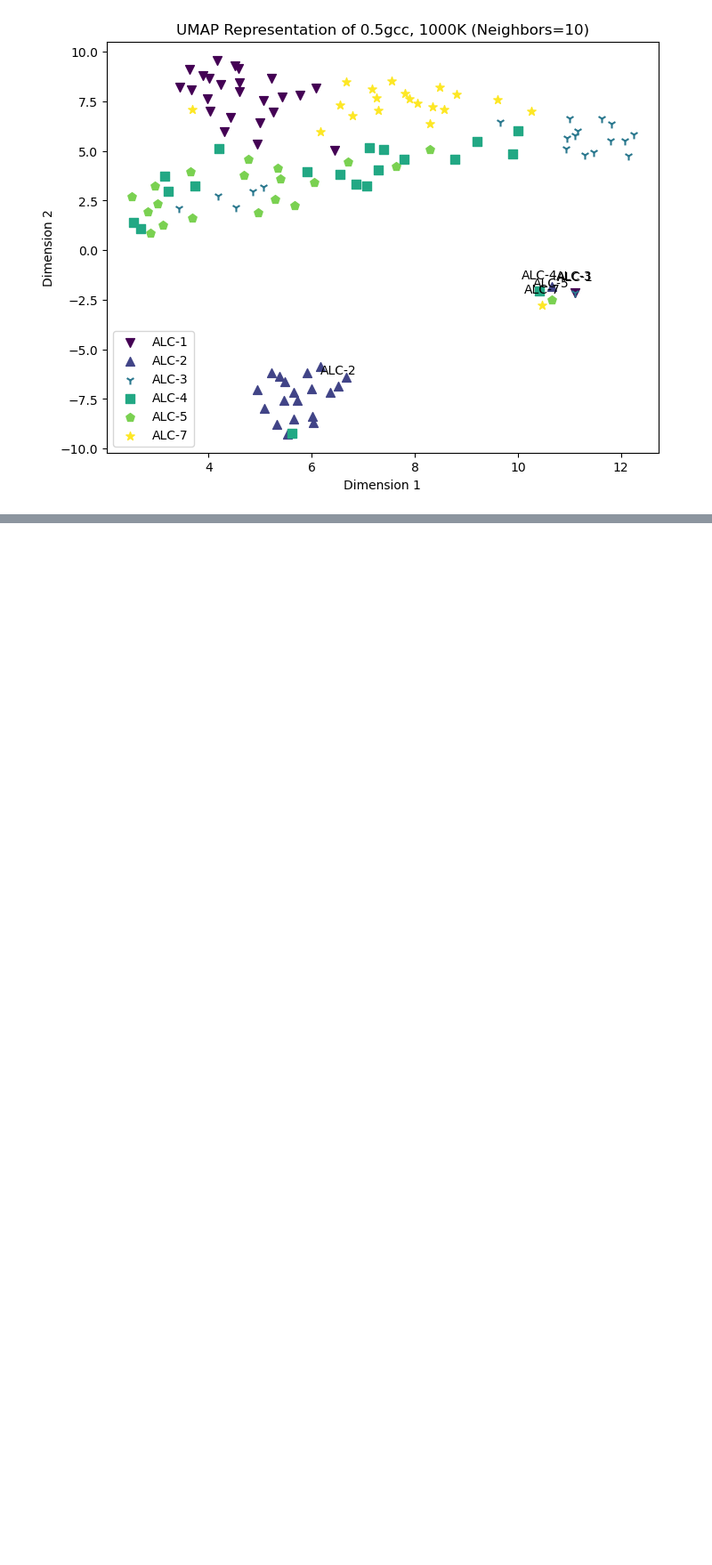
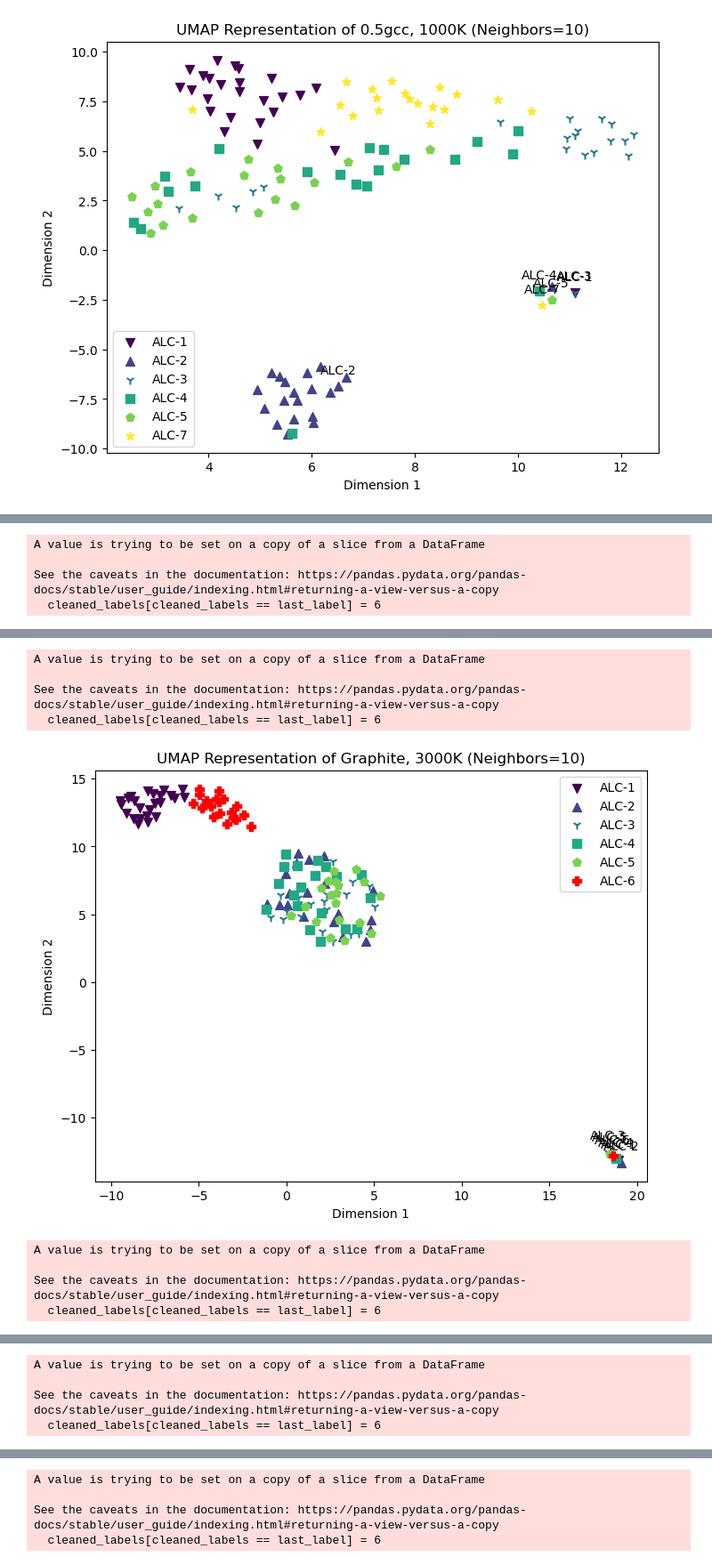
Before and after one commit to laubachb/chimes_CGD-myLLFork, a Jupyter notebook: dissimilarity_clustering/alc_analysis/umap_statepoint.ipynb, the cells around one changed output, grey strips where cells are left out. Shown: that part at 89% size. Cells and saved outputs as stored; diff of their text form; code cells hidden in the pictures; blank space fills up the shorter version.

Commit message:
Generate UMAP for all 6 ALCs

```diff
--- a/dissimilarity_clustering/alc_analysis/umap_statepoint.ipynb
+++ b/dissimilarity_clustering/alc_analysis/umap_statepoint.ipynb
@@ -417,11 +501,12 @@ def plot_umap(embedding, cleaned_labels, title, dft_only):
     label_dict = {}  # Dictionary to store whether each label has been plotted
 
     shape_map = [".","v","^","1","s","p","P","*","x","d","+","H"]
+    last_label = cleaned_labels.iloc[-1]
+    cleaned_labels[cleaned_labels == last_label] = 6
 
     for i in range(len(embedding)):
         x, y = embedding[i]  # Coordinates of the point
         label = int(cleaned_labels.iloc[i])
-
         # Normalize label data to range [0, 1]
         normalized_label = (label - 1) / (6 - 1)
 
@@ -472,22 +557,36 @@ def process_and_plot_data(data, labels, title, n_neighbors, dft_only=False):
     # Plot the embedded data with colors and shapes based on labels
     plot_umap(embedding, cleaned_labels, f'{title} (Neighbors={n_neighbors})', dft_only)
 
-# Read the CSV file into a DataFrame
-df = pd.read_csv('../excel_files/Carbon_data_defs.csv', header=1)
-df = df[:58]
-sp_cnt = 2
+sp_list = [0, 1, 2, 3, 4, 5, 6]
+title_list = ['UMAP Representation of Diamond, 3000K',
+              'UMAP Representation of Graphite, 3000K',
+              'UMAP Representation of 0.5gcc, 1000K',
+              'UMAP Representation of 1.0gcc, 2000K',
+              'UMAP Representation of 2.0gcc, 6000K',
+              'UMAP Representation of 3.6gcc, 6000K',
+              'UMAP Representation of 3.0gcc, 8000K']
+phase_list = ["diamond", "graphite", "liquid", "liquid", "liquid", "liquid", "liquid"]
+T_list = [3000, 3000, 1000, 2000, 6000, 6000, 8000]
+rho_list = [3.67, 2.67, 0.5, 1, 2, 3.6, 3]
 
-# Filter rows where the 'phase' column is equal to 'diamond'
-low_05gcc_rows = df[(df['phase'] == 'liquid') & (df['T'] == 1000)]
+for index, sp_cnt in enumerate(sp_list):
+    # Filter rows where the 'phase' column is equal to 'diamond'
+    rows = df[(df['phase'] == phase_list[index]) & (df['T'] == T_list[index]) & (df['rho'] == rho_list[index]) & (df['Good/bad'] != 'Bad')]
 
-# Define your datasets and labels
-low_05gcc_data = [
-    alc_master_list[i][sp_cnt*int(low_05gcc_rows.iloc[i]["Total frames"]):sp_cnt*int(low_05gcc_rows.iloc[i]["Total frames"])+int(low_05gcc_rows.iloc[i]["Total frames"])] for i in range(6)
-]
+    # Define your datasets and labels
+    data = [
+        alc_master_list[i][sp_cnt*int(rows.iloc[i]["Total frames"]):sp_cnt*int(rows.iloc[i]["Total frames"])+int(rows.iloc[i]["Total frames"])] for i in range(6)
+    ]
+    #print(rows)
 
-low_05gcc_labels = [
-    pd.DataFrame(np.full(int(row["Total frames"]), int(row["Eff ALC"]))) for _, row in low_05gcc_rows.iterrows()
-]
+    labels = [
+        pd.DataFrame(np.full(int(row["Total frames"]), int(row["Eff ALC"]))) for _, row in rows.iterrows()
+    ]
+    #print(labels)
 
-process_and_plot_data(low_05gcc_data, low_05gcc_labels, 'UMAP Representation of 0.5gcc, 1000K', 10, dft_only=False)
+    process_and_plot_data(data, labels, title_list[index], 10, dft_only=False)
 # %% [output]
+A value is trying to be set on a copy of a slice from a DataFrame
+
+See the caveats in the documentation: https://pandas.pydata.org/pandas-docs/stable/user_guide/indexing.html#returning-a-view-versus-a-copy
+  cleaned_labels[cleaned_labels == last_label] = 6
@@ -494,0 +594,9 @@ process_and_plot_data(low_05gcc_data, low_05gcc_labels, 'UMAP Representation of
+A value is trying to be set on a copy of a slice from a DataFrame
+
+See the caveats in the documentation: https://pandas.pydata.org/pandas-docs/stable/user_guide/indexing.html#returning-a-view-versus-a-copy
+  cleaned_labels[cleaned_labels == last_label] = 6
+[figure, added]
+A value is trying to be set on a copy of a slice from a DataFrame
+
+See the caveats in the documentation: https://pandas.pydata.org/pandas-docs/stable/user_guide/indexing.html#returning-a-view-versus-a-copy
+  cleaned_labels[cleaned_labels == last_label] = 6
@@ -494,0 +604,4 @@ process_and_plot_data(low_05gcc_data, low_05gcc_labels, 'UMAP Representation of
+A value is trying to be set on a copy of a slice from a DataFrame
+
+See the caveats in the documentation: https://pandas.pydata.org/pandas-docs/stable/user_guide/indexing.html#returning-a-view-versus-a-copy
+  cleaned_labels[cleaned_labels == last_label] = 6
@@ -494,0 +609,4 @@ process_and_plot_data(low_05gcc_data, low_05gcc_labels, 'UMAP Representation of
+A value is trying to be set on a copy of a slice from a DataFrame
+
+See the caveats in the documentation: https://pandas.pydata.org/pandas-docs/stable/user_guide/indexing.html#returning-a-view-versus-a-copy
+  cleaned_labels[cleaned_labels == last_label] = 6
```
Also changed, not shown: parts of 3 cells of this notebook.
